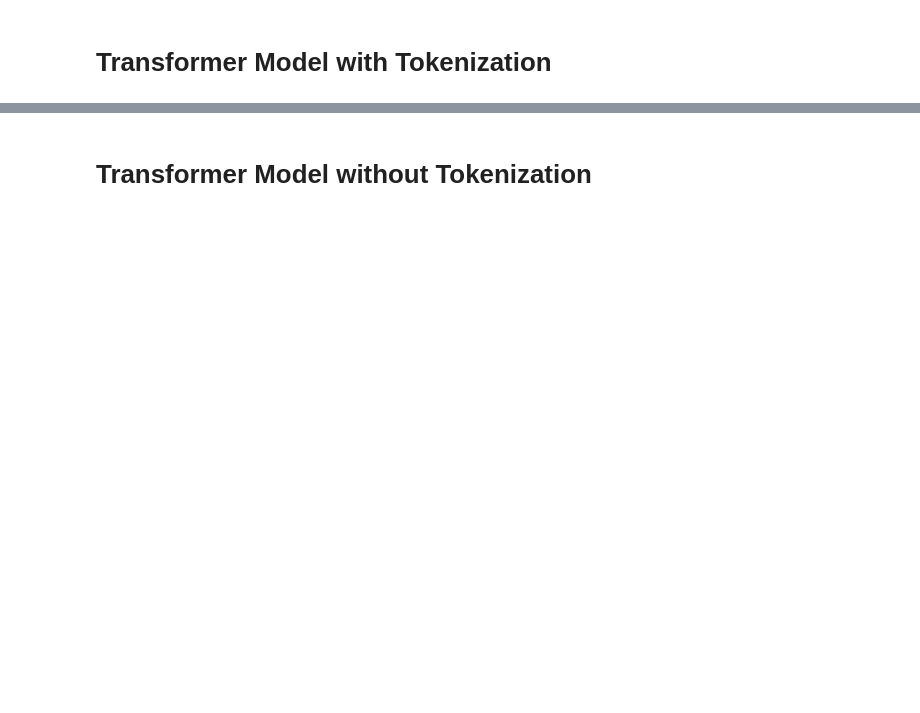
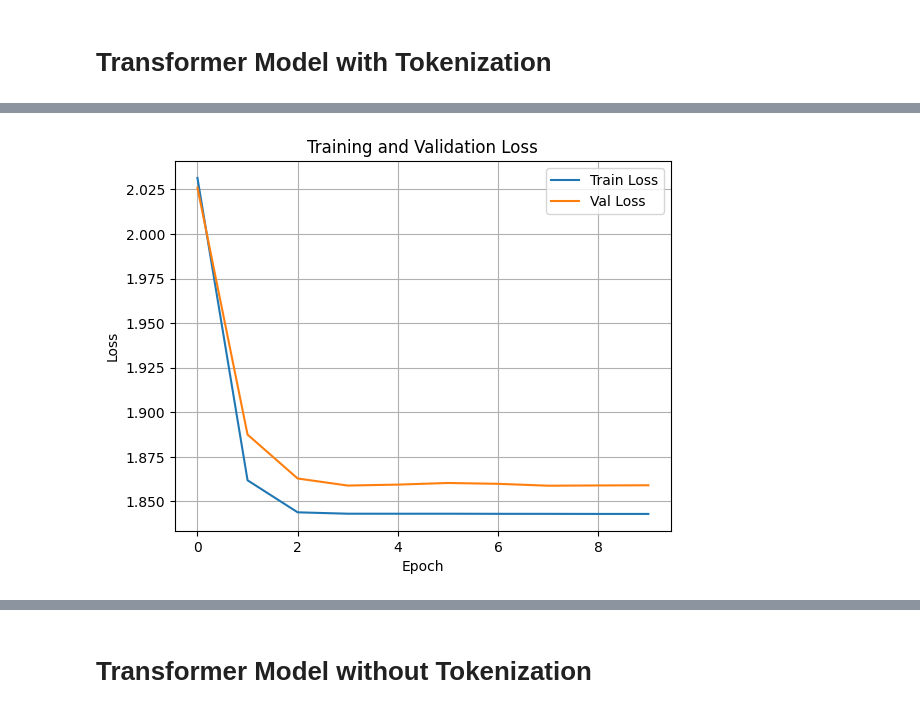
Before and after one commit to Legacy560/MTLSA25-Sales-Forecasting-Project, a Jupyter notebook: Cleaning and ARIMA/Sales_Forecasting_transformer.ipynb, the cells around one changed output, grey strips where cells are left out. Cells and saved outputs as stored; diff of their text form; code cells hidden in the pictures; blank space fills up the shorter version.

```diff
--- a/Cleaning and ARIMA/Sales_Forecasting_transformer.ipynb
+++ b/Cleaning and ARIMA/Sales_Forecasting_transformer.ipynb
@@ -1203,3 +501,6 @@ TypeError: ufunc 'isnan' not supported for the input types, and the inputs could
+# %%
+X_train = X_train[..., np.newaxis]  # Now shape = (N, token_size, 1)
+X_val = X_val[..., np.newaxis]
 # %%
 from tensorflow.keras.callbacks import ReduceLROnPlateau, EarlyStopping, ModelCheckpoint
 
@@ -1230,10 +625,10 @@ checkpoint = ModelCheckpoint(
 # %%
-# transformer_model.fit(
-#     X_train,
-#     Y_train,
-#     validation_data=(X_val, Y_val),
-#     epochs=50,
-#     batch_size=32,
-#     callbacks=[reduce_lr, early_stop, checkpoint],
-#     verbose=1
-# )
+transformer_model.fit(
+    X_train,
+    Y_train,
+    validation_data=(X_val, Y_val),
+    epochs=10,
+    batch_size=32,
+    callbacks=[reduce_lr, early_stop, checkpoint],
+    verbose=1
+)
@@ -1240,12 +654,16 @@ checkpoint = ModelCheckpoint(
+# %%
+history = transformer_model.history
 # %%
-# import matplotlib.pyplot as plt
+import matplotlib.pyplot as plt
 
-# plt.plot(history.history['loss'], label='Train Loss')
-# plt.plot(history.history['val_loss'], label='Val Loss')
-# plt.xlabel('Epoch')
-# plt.ylabel('Loss')
-# plt.title('Training and Validation Loss')
-# plt.legend()
-# plt.grid(True)
-# plt.show()
+plt.plot(history.history['loss'], label='Train Loss')
+plt.plot(history.history['val_loss'], label='Val Loss')
+plt.xlabel('Epoch')
+plt.ylabel('Loss')
+plt.title('Training and Validation Loss')
+plt.legend()
+plt.grid(True)
+plt.show()
+# %% [output]
+[figure, added]
 # %%
```
Also changed, not shown: parts of 71 cells of this notebook.
